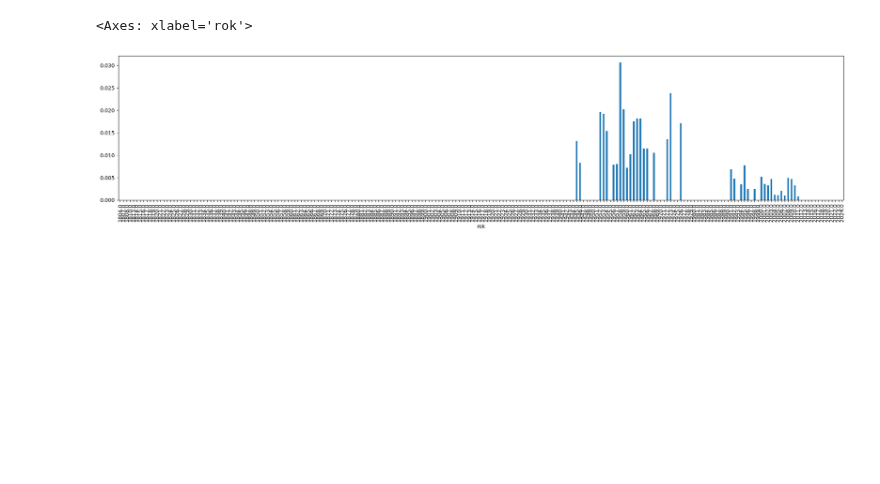
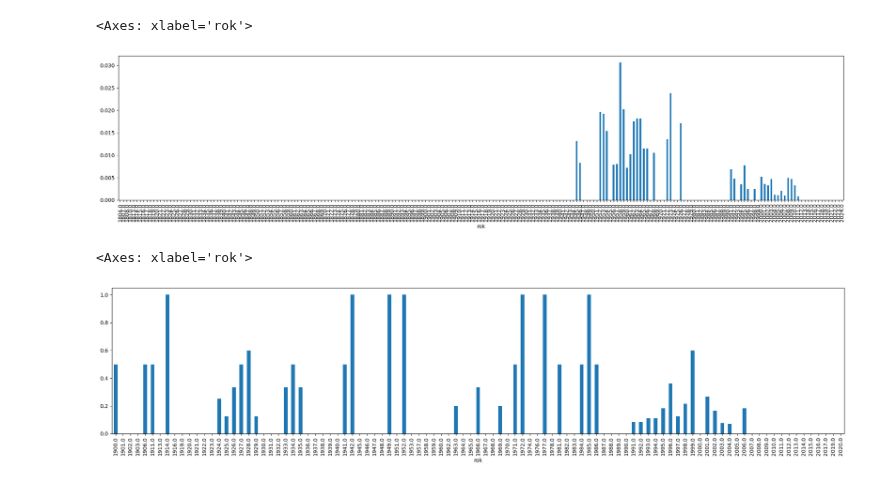
Before and after one commit to DataRozhlas/knizni-peoplemetr, a Jupyter notebook: 114_atributy_spisovatelstva.ipynb, the cells around one changed output. Saved outputs shown, nothing was run; the diff lists cells and outputs as text; code cells hidden in the pictures; blank space fills up the shorter version.

```diff
--- a/114_atributy_spisovatelstva.ipynb
+++ b/114_atributy_spisovatelstva.ipynb
@@ -217,3 +217,8 @@ pd.Series(df[df['udalosti'].astype(str).str.contains('Q76358450',na=False)].grou
 # %% [output]
 <Axes: xlabel='rok'>
 [figure]
+# %%
+(df[df['druh_umrti'].astype(str).str.contains('Q10737')].groupby('rok').size() / df[df['druh_umrti'].notnull()].groupby('rok').size()).plot.bar(figsize=(25,5))
+# %% [output]
+<Axes: xlabel='rok'>
+[figure, added]
```
Also changed, not shown: 5 other files.
